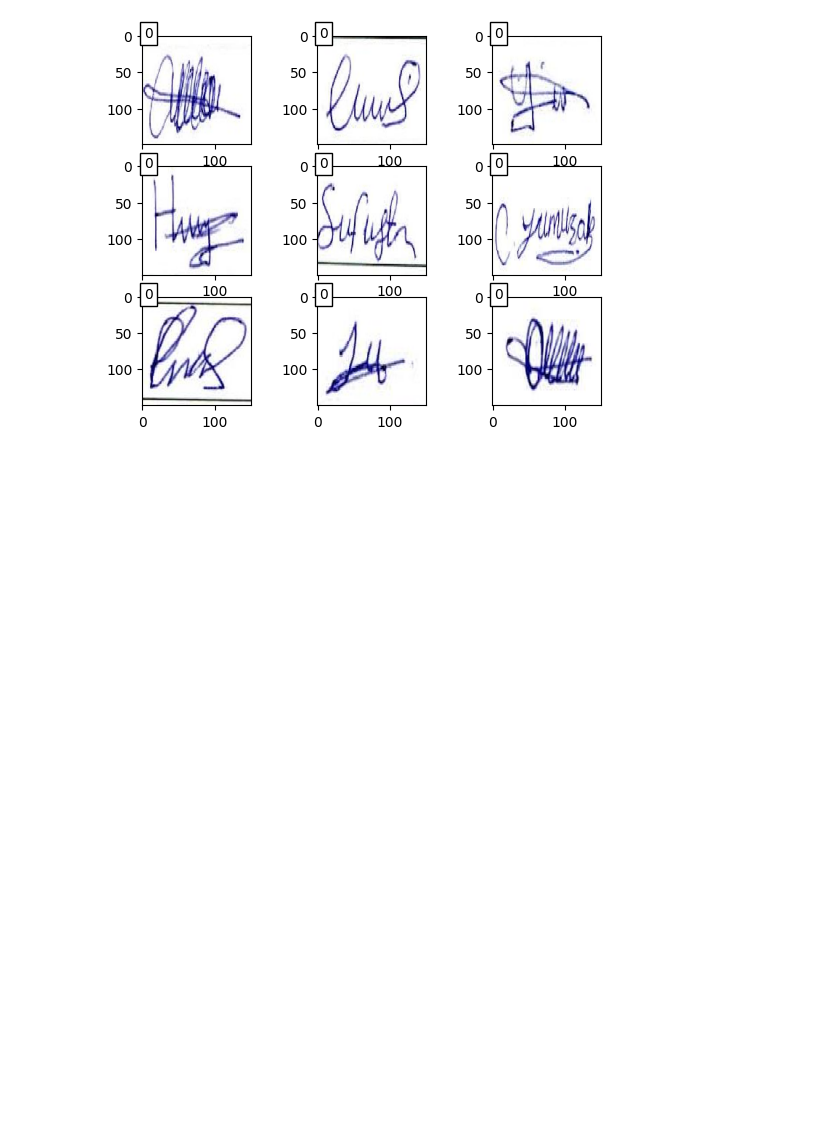
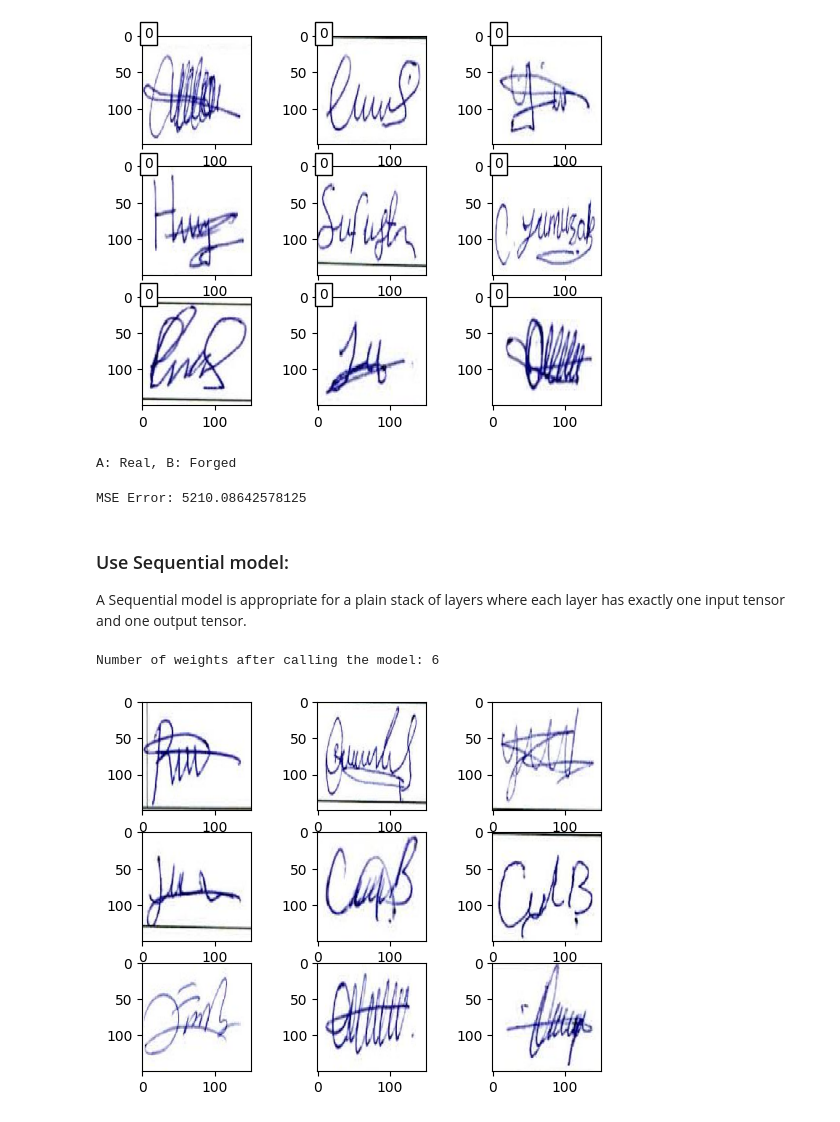
Before and after one commit to gg41825/real_fake_signature, a Jupyter notebook: detect.ipynb, the cells around one changed output. Saved outputs shown, nothing was run; the diff lists cells and outputs as text; code cells hidden in the pictures; blank space fills up the shorter version.

```diff
--- a/detect.ipynb
+++ b/detect.ipynb
@@ -8,7 +9,7 @@ import matplotlib.pyplot as plt
 # %%
 DATA_DIR = "./sig_images"
 # %%
-def load_data(DATA_DIR=DATA_DIR, test_size=0.2, verbose=True, load_grayscale=True):
+def load_data(DATA_DIR=DATA_DIR, test_size=0.3, verbose=True, load_grayscale=True):
     """
         Loads the data into a dataframe.
 
@@ -44,6 +45,7 @@ def load_data(DATA_DIR=DATA_DIR, test_size=0.2, verbose=True, load_grayscale=Tru
             if ".Jpeg" not in sub:
                 continue
             f = DATA_DIR+"/real/" + sub
+            print("sub: {}".format(sub))
             img = utils.load_img(f, color_mode=mode, target_size=(150,150))
             features.append(utils.img_to_array(img))
             features_dict[sub] = (img, 1)
@@ -53,11 +55,11 @@ def load_data(DATA_DIR=DATA_DIR, test_size=0.2, verbose=True, load_grayscale=Tru
     features = np.array(features)
     labels = np.array(labels)
 
-    x_train, x_test, y_train, y_test = train_test_split(features, labels, test_size=test_size, random_state=42)
-    x_train, x_val, y_train, y_val = train_test_split(x_train, y_train, test_size=0.25, random_state=42)
+    X_train, X_test, y_train, y_test = train_test_split(features, labels, test_size=test_size, random_state=42)
+    X_train, X_val, y_train, y_val = train_test_split(X_train, y_train, test_size=test_size, random_state=42)
 
     print ("Generated data.")
-    return features, labels,features_forged, features_real,features_dict,x_train, x_test, y_train, y_test, x_val, y_val
+    return features, labels,features_forged, features_real,features_dict,X_train, X_test, y_train, y_test, X_val, y_val
 
-features, labels, features_forged, features_real, features_dict,x_train, x_test, y_train, y_test, x_val, y_val = load_data(verbose=False, load_grayscale=False)
+features, labels, features_forged, features_real, features_dict, X_train, X_test, y_train, y_test, X_val, y_val = load_data(verbose=False, load_grayscale=False)
 # %% [output]
@@ -87,3 +105,52 @@ print ("Distribution: {}".format(np.bincount(labels)))
 # %% [output]
 Distribution: [3252 3201]
 [figure]
+# %%
+def label_to_text(label=0):
+    return "Forged" if label == 0 else "Real"
+
+A = features_dict["14T30.Jpeg"]
+B = features_dict["14F30.Jpeg"]
+print("A: {}, B: {}".format(label_to_text(A[1]), label_to_text(B[1])))
+# %% [output]
+A: Real, B: Forged
+# %%
+def mse(y_true, y_pred):
+    return np.square(np.subtract(y_true,y_pred)).mean()
+
+A_array = utils.img_to_array(A[0])
+B_array = utils.img_to_array(B[0])
+
+print ("MSE Error: {}".format(mse(A_array, B_array)))
+# %% [output]
+MSE Error: 5210.08642578125
+# %% [markdown]
+### Use Sequential model:
+A Sequential model is appropriate for a plain stack of layers where each layer has exactly one input tensor and one output tensor.
+# %%
+model = keras.Sequential(
+    [
+        layers.Dense(2, activation="relu"),
+        layers.Dense(3, activation="relu"),
+        layers.Dense(4),
+    ]
+)
+x = tf.ones((1, 4))
+y = model(x)
+print("Number of weights after calling the model:", len(model.weights))  # 6
+# %% [output]
+Number of weights after calling the model: 6
+# %%
+#divided by 255: Because the values in the dataset range from 0 to 255.
+normalize_X_train = X_train / 255.
+normalize_y_train = y_train / 255.
+
+# visualizing 9 rndom digits from the dataset
+for i in range(331, 340):
+    plt.subplot(i)
+    a = np.random.randint(0, normalize_X_train.shape[0], 1)
+    plt.imshow(normalize_X_train[a[0]], cmap = plt.get_cmap('binary'))
+
+plt.show()
+# %% [output]
+[figure, added]
```
Also changed, not shown: parts of 5 cells of this notebook.
